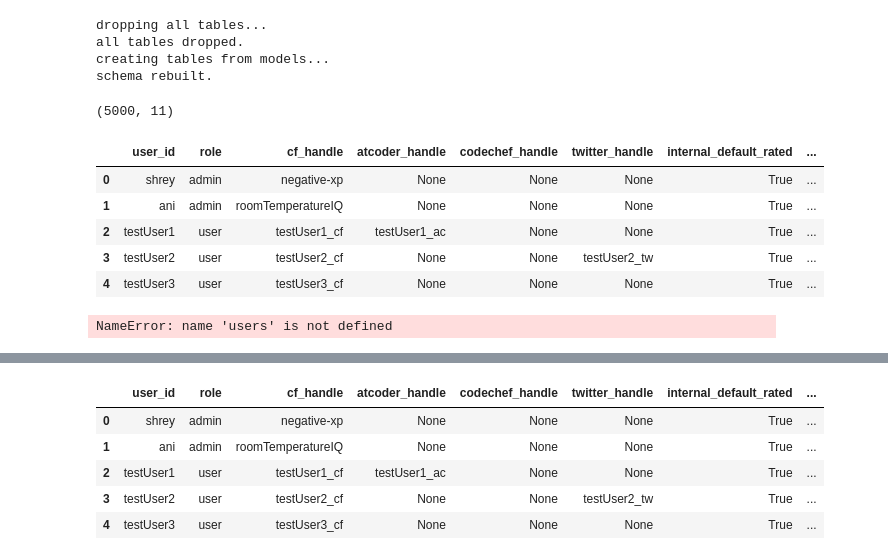
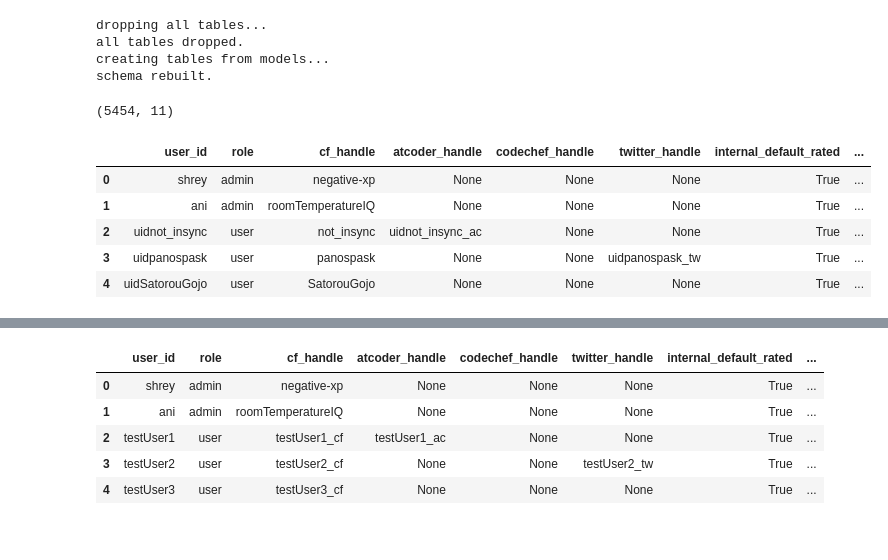
Before and after one commit to welcome-to-the-sunny-side/rshf, a Jupyter notebook: backend/sym.ipynb, the cells around one changed output, grey strips where cells are left out. Drawn from its saved outputs; the diff is of its cells as text; code cells hidden in the pictures.

```diff
--- a/backend/sym.ipynb
+++ b/backend/sym.ipynb
@@ -30,0 +56,3 @@ from sqlalchemy import func
+# %%
+cfhandles = list(cfhandles)
+len(cfhandles)
@@ -149,43 +179,53 @@ admin_users = [
 
 users = admin_users
 
+for handle in cfhandles:
+    uid = 'uid' + handle
+    users.append(
+        User(
+            user_id=uid,
+            role=Role.user,
+            cf_handle=handle,
+            atcoder_handle=None if random.random() < 0.5 else uid + "_ac",
+            codechef_handle=None if random.random() < 0.7 else uid + "_cc",
+            twitter_handle=None if random.random() < 0.6 else uid + "_tw",
+            trusted_score=random.randint(0, 100),
+            email_id=str(uid) + '@gmail.com',
+            hashed_password=hash_password(DEFAULT_PASS),
+        )
+    )
+
 # create 5000 users
 while len(users) < NUM_USERS:
     uid = 'testUser' + str(len(users)-1)
     users.append(
         User(
             user_id=uid,
             role=Role.user,
             cf_handle=uid + '_cf',
             atcoder_handle=None if random.random() < 0.5 else uid + "_ac",
             codechef_handle=None if random.random() < 0.7 else uid + "_cc",
             twitter_handle=None if random.random() < 0.6 else uid + "_tw",
             trusted_score=random.randint(0, 100),
             email_id=str(uid) + '@gmail.com',
             hashed_password=hash_password(DEFAULT_PASS),
         )
     )
 
 db.add_all(users)
 db.commit()
 
 user_df = pd.read_sql("SELECT * FROM users", engine)
 print(user_df.shape)
 user_df.head()
 # %% [output]
-(5000, 11)
+(5454, 11)
 |  | user_id | role | cf_handle | atcoder_handle | codechef_handle | twitter_handle | internal_default_rated | ... |
 | 0 | shrey | admin | negative-xp | None | None | None | True | ... |
 | 1 | ani | admin | roomTemperatureIQ | None | None | None | True | ... |
-| 2 | testUser1 | user | testUser1_cf | testUser1_ac | None | None | True | ... |
-| 3 | testUser2 | user | testUser2_cf | None | None | testUser2_tw | True | ... |
-| 4 | testUser3 | user | testUser3_cf | None | None | None | True | ... |
+| 2 | uidnot_insync | user | not_insync | uidnot_insync_ac | None | None | True | ... |
+| 3 | uidpanospask | user | panospask | None | None | uidpanospask_tw | True | ... |
+| 4 | uidSatorouGojo | user | SatorouGojo | None | None | None | True | ... |
-# %%
-for user in users:
-    if "test" not in user.cf_handle:
-        print(user.cf_handle)
-# %% [output]
-NameError: name 'users' is not defined
 # %%
 # POPULATE GROUPS
 
```
Also changed, not shown: parts of 17 cells of this notebook, 15 other files.
